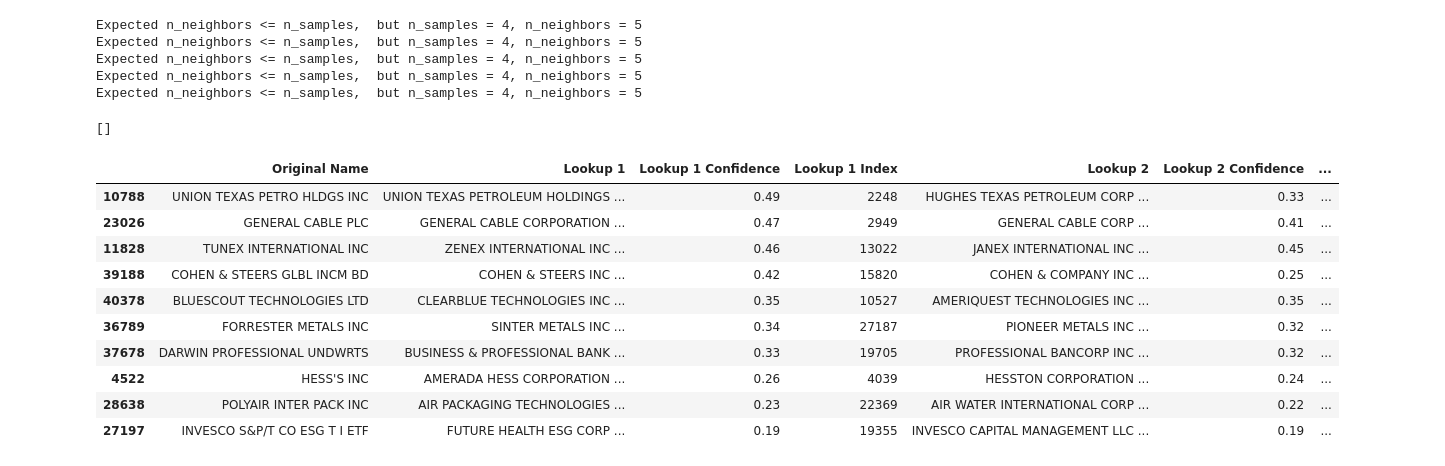
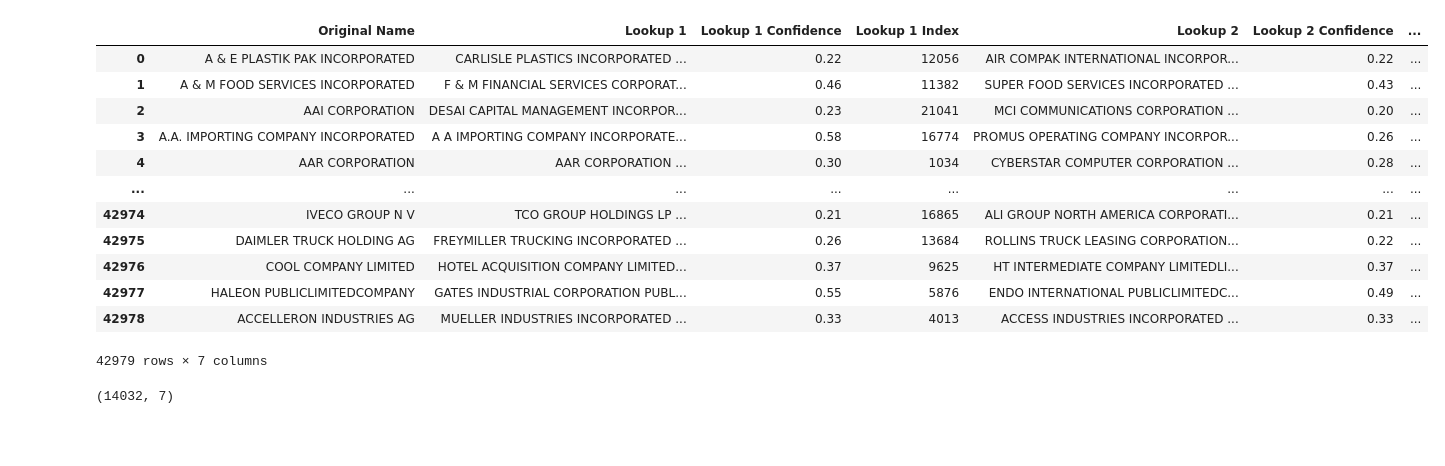
Before and after one commit to MarisLeander/name_matching, a Jupyter notebook: tfidf_matcher.ipynb, the cells around one changed output. Saved outputs shown, nothing was run; the diff lists cells and outputs as text; code cells hidden in the pictures; blank space fills up the shorter version.

```diff
--- a/tfidf_matcher.ipynb
+++ b/tfidf_matcher.ipynb
@@ -5,10 +6,21 @@ from concurrent.futures import ThreadPoolExecutor, as_completed
 # %%
 # Workstation Path
-#nets_all_data = pd.read_stata('S:/Users/Hiwi/Maris/name_matching/Data/hq_all_maris.dta')
-#nets_pub_data = pd.read_stata('S:/Users/Hiwi/Maris/name_matching/Data/hq_companies_public_maris.dta')
-#compustat_data = pd.read_stata('S:/Users/Hiwi/Maris/name_matching/Data/compustat.dta')
+nets_all_data = pd.read_stata('S:/Users/Hiwi/Maris/name_matching/Data/hq_all_maris.dta')
+nets_pub_data = pd.read_stata('S:/Users/Hiwi/Maris/name_matching/Data/hq_companies_public_maris.dta')
+compustat_data = pd.read_stata('S:/Users/Hiwi/Maris/name_matching/Data/compustat.dta')
 
 # Mac Path
-compustat_data = pd.read_stata('/Users/marisbuttmann/Desktop/HIWI_code/geocode_project/all_data/compustat.dta')
-nets_pub_data = pd.read_stata('/Users/marisbuttmann/Desktop/HIWI_code/geocode_project/all_data/hq_companies_public_maris.dta')
+# compustat_data = pd.read_stata('/Users/marisbuttmann/Desktop/HIWI_code/geocode_project/all_data/compustat.dta')
+# nets_pub_data = pd.read_stata('/Users/marisbuttmann/Desktop/HIWI_code/geocode_project/all_data/hq_companies_public_maris.dta')
 #nets_all_data = pd.read_stata('/Users/marisbuttmann/Desktop/HIWI_code/geocode_project/all_data/hq_all_maris.dta')
+# %%
+compustat = compustat_data['hqcompany']
+nets = nets_pub_data['hqcompany']
+
+substitutions = [['\\bCORP\\b', 'CORPORATION'], ['\\bLTD\\b', 'LIMITED'], ['\\bINC\\b', 'INCORPORATED'], ['\\bCO\\b', 'COMPANY'], ['\\bLLC\\b', 'LIMITEDLIABILITYCOMPANY'], ['\\bPLC\\b', 'PUBLICLIMITEDCOMPANY'], ['\\bINTL\\b', 'INTERNATIONAL']]
+for sub in substitutions:
+    compustat = compustat.str.replace(sub[0], sub[1], regex=True)
+    nets = nets.str.replace(sub[0], sub[1], regex=True)
+
+#Check if any inc left in compustat
+compustat[compustat.str.contains('INC', na=False)]
@@ -34,28 +57,26 @@ def matching(compustat_names, nets_names):
                 print(e)
 
     return results
-# %%
-compustat = compustat_data.sample(1)['hqcompany']
-nets = nets_pub_data['hqcompany']
-matching(compustat, nets)
-# %% [output]
-Expected n_neighbors <= n_samples,  but n_samples = 4, n_neighbors = 5
-Expected n_neighbors <= n_samples,  but n_samples = 4, n_neighbors = 5
-Expected n_neighbors <= n_samples,  but n_samples = 4, n_neighbors = 5
-Expected n_neighbors <= n_samples,  but n_samples = 4, n_neighbors = 5
-Expected n_neighbors <= n_samples,  but n_samples = 4, n_neighbors = 5
-[]
+# %%
+# result = matching(compustat, nets)
+result = tm.matcher(compustat, nets, k_matches=2, ngram_length=3)
+#pd.DataFrame(result)
+result
+# %% [output]
+|  | Original Name | Lookup 1 | Lookup 1 Confidence | Lookup 1 Index | Lookup 2 | Lookup 2 Confidence | ... |
+| 0 | A & E PLASTIK PAK INCORPORATED | CARLISLE PLASTICS INCORPORATED ... | 0.22 | 12056 | AIR COMPAK INTERNATIONAL INCORPOR... | 0.22 | ... |
+| 1 | A & M FOOD SERVICES INCORPORATED | F & M FINANCIAL SERVICES CORPORAT... | 0.46 | 11382 | SUPER FOOD SERVICES INCORPORATED ... | 0.43 | ... |
+| 2 | AAI CORPORATION | DESAI CAPITAL MANAGEMENT INCORPOR... | 0.23 | 21041 | MCI COMMUNICATIONS CORPORATION ... | 0.20 | ... |
+| 3 | A.A. IMPORTING COMPANY INCORPORATED | A A IMPORTING COMPANY INCORPORATE... | 0.58 | 16774 | PROMUS OPERATING COMPANY INCORPOR... | 0.26 | ... |
+| 4 | AAR CORPORATION | AAR CORPORATION ... | 0.30 | 1034 | CYBERSTAR COMPUTER CORPORATION ... | 0.28 | ... |
+| ... | ... | ... | ... | ... | ... | ... | ... |
+| 42974 | IVECO GROUP N V | TCO GROUP HOLDINGS LP ... | 0.21 | 16865 | ALI GROUP NORTH AMERICA CORPORATI... | 0.21 | ... |
+| 42975 | DAIMLER TRUCK HOLDING AG | FREYMILLER TRUCKING INCORPORATED ... | 0.26 | 13684 | ROLLINS TRUCK LEASING CORPORATION... | 0.22 | ... |
+| 42976 | COOL COMPANY LIMITED | HOTEL ACQUISITION COMPANY LIMITED... | 0.37 | 9625 | HT INTERMEDIATE COMPANY LIMITEDLI... | 0.37 | ... |
+| 42977 | HALEON PUBLICLIMITEDCOMPANY | GATES INDUSTRIAL CORPORATION PUBL... | 0.55 | 5876 | ENDO INTERNATIONAL PUBLICLIMITEDC... | 0.49 | ... |
+| 42978 | ACCELLERON INDUSTRIES AG | MUELLER INDUSTRIES INCORPORATED ... | 0.33 | 4013 | ACCESS INDUSTRIES INCORPORATED ... | 0.33 | ... |
+42979 rows × 7 columns
 # %%
-result.sample(10).sort_values('Lookup 1 Confidence', ascending=False)
+result[result['Lookup 1 Confidence'] > 0.5].sort_values('Lookup 1 Confidence', ascending=True).shape
 # %% [output]
-|  | Original Name | Lookup 1 | Lookup 1 Confidence | Lookup 1 Index | Lookup 2 | Lookup 2 Confidence | ... |
-| 10788 | UNION TEXAS PETRO HLDGS INC | UNION TEXAS PETROLEUM HOLDINGS ... | 0.49 | 2248 | HUGHES TEXAS PETROLEUM CORP ... | 0.33 | ... |
-| 23026 | GENERAL CABLE PLC | GENERAL CABLE CORPORATION ... | 0.47 | 2949 | GENERAL CABLE CORP ... | 0.41 | ... |
-| 11828 | TUNEX INTERNATIONAL INC | ZENEX INTERNATIONAL INC ... | 0.46 | 13022 | JANEX INTERNATIONAL INC ... | 0.45 | ... |
-| 39188 | COHEN & STEERS GLBL INCM BD | COHEN & STEERS INC ... | 0.42 | 15820 | COHEN & COMPANY INC ... | 0.25 | ... |
-| 40378 | BLUESCOUT TECHNOLOGIES LTD | CLEARBLUE TECHNOLOGIES INC ... | 0.35 | 10527 | AMERIQUEST TECHNOLOGIES INC ... | 0.35 | ... |
-| 36789 | FORRESTER METALS INC | SINTER METALS INC ... | 0.34 | 27187 | PIONEER METALS INC ... | 0.32 | ... |
-| 37678 | DARWIN PROFESSIONAL UNDWRTS | BUSINESS & PROFESSIONAL BANK ... | 0.33 | 19705 | PROFESSIONAL BANCORP INC ... | 0.32 | ... |
-| 4522 | HESS'S INC | AMERADA HESS CORPORATION ... | 0.26 | 4039 | HESSTON CORPORATION ... | 0.24 | ... |
-| 28638 | POLYAIR INTER PACK INC | AIR PACKAGING TECHNOLOGIES ... | 0.23 | 22369 | AIR WATER INTERNATIONAL CORP ... | 0.22 | ... |
-| 27197 | INVESCO S&P/T CO ESG T I ETF | FUTURE HEALTH ESG CORP ... | 0.19 | 19355 | INVESCO CAPITAL MANAGEMENT LLC ... | 0.19 | ... |
+(14032, 7)
```
Also changed, not shown: parts of 3 cells of this notebook, 1 other file.
